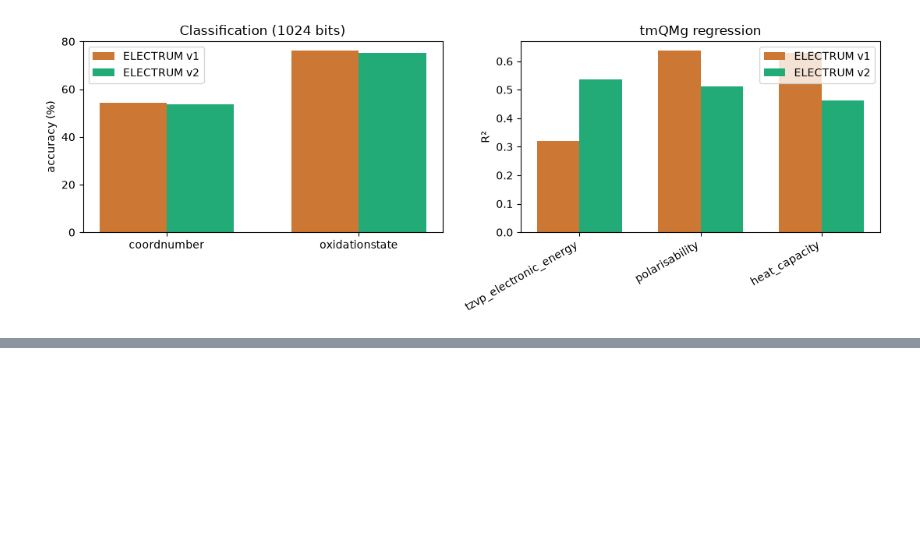
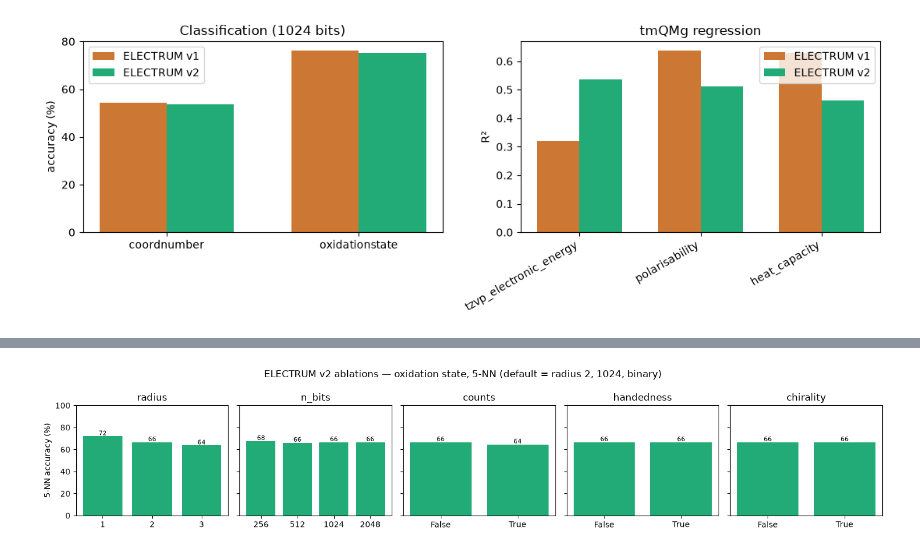
Before and after one commit to TheFreiLab/electrum_val, a Jupyter notebook: 08-electrum-v2-benchmark.ipynb, the cells around one changed output, grey strips where cells are left out. Saved outputs shown, nothing was run; the diff lists cells and outputs as text; code cells hidden in the pictures; blank space fills up the shorter version.

```diff
--- a/08-electrum-v2-benchmark.ipynb
+++ b/08-electrum-v2-benchmark.ipynb
@@ -633,0 +728,28 @@ plt.show()
+# %%
+abl_src = load_dataset(DATASETS["oxidationstate"]["path"], "classification")
+if len(abl_src) > 2000:
+    abl_src = abl_src.sample(2000, random_state=SEED).reset_index(drop=True)
+_sm, _me = list(abl_src["LigandSmiles"]), list(abl_src["Metal"])
+_y, _g = abl_src["classification"].to_numpy(), abl_src["LigandSmiles"].to_numpy()
+
+def _knn_acc(X):
+    accs = []
+    for tr, te in StratifiedGroupKFold(3, shuffle=True, random_state=SEED).split(X, _y, _g):
+        m = KNeighborsClassifier(n_neighbors=5, metric="manhattan").fit(X[tr], _y[tr])
+        accs.append(accuracy_score(_y[te], m.predict(X[te])))
+    return float(np.mean(accs))
+
+def _af(**kw):
+    return np.array(calculate_fingerprints(_sm, _me, radius=kw.pop("radius", 2),
+                                           n_bits=kw.pop("n_bits", 1024), **kw))
+
+abl = []
+for r in [1, 2, 3]:              abl.append(("radius", r, _knn_acc(_af(radius=r))))
+for b in [256, 512, 1024, 2048]: abl.append(("n_bits", b, _knn_acc(_af(n_bits=b))))
+for c in [False, True]:          abl.append(("counts", c, _knn_acc(_af(counts=c))))
+for h in [False, True]:          abl.append(("handedness", h, _knn_acc(_af(include_handedness=h))))
+for x in [False, True]:          abl.append(("chirality", x, _knn_acc(_af(include_chirality=x))))
+abl_df = pd.DataFrame(abl, columns=["knob", "value", "accuracy"])
+abl_df["accuracy"] = (100 * abl_df["accuracy"]).round(1)
+abl_df.to_csv(os.path.join(RESULTS_DIR, "ablation.csv"), index=False)
+abl_df
@@ -633,0 +771,16 @@ plt.show()
+# %%
+knobs = ["radius", "n_bits", "counts", "handedness", "chirality"]
+fig, axes = plt.subplots(1, len(knobs), figsize=(15, 3), sharey=True)
+for ax, k in zip(axes, knobs):
+    sub = abl_df[abl_df.knob == k]
+    ax.bar([str(v) for v in sub["value"]], sub["accuracy"], color="#2a7")
+    ax.set_title(k); ax.set_ylim(0, 100)
+    for xi, v in enumerate(sub["accuracy"]):
+        ax.text(xi, v + 1, f"{v:.0f}", ha="center", fontsize=8)
+axes[0].set_ylabel("5-NN accuracy (%)")
+plt.suptitle("ELECTRUM v2 ablations — oxidation state, 5-NN (default = radius 2, 1024, binary)")
+plt.tight_layout()
+plt.savefig(os.path.join(FIG_DIR, "ablation.png"), dpi=150)
+plt.show()
+# %% [output]
+[figure, added]
```
Also changed, not shown: parts of 13 cells of this notebook, 1 other file.
